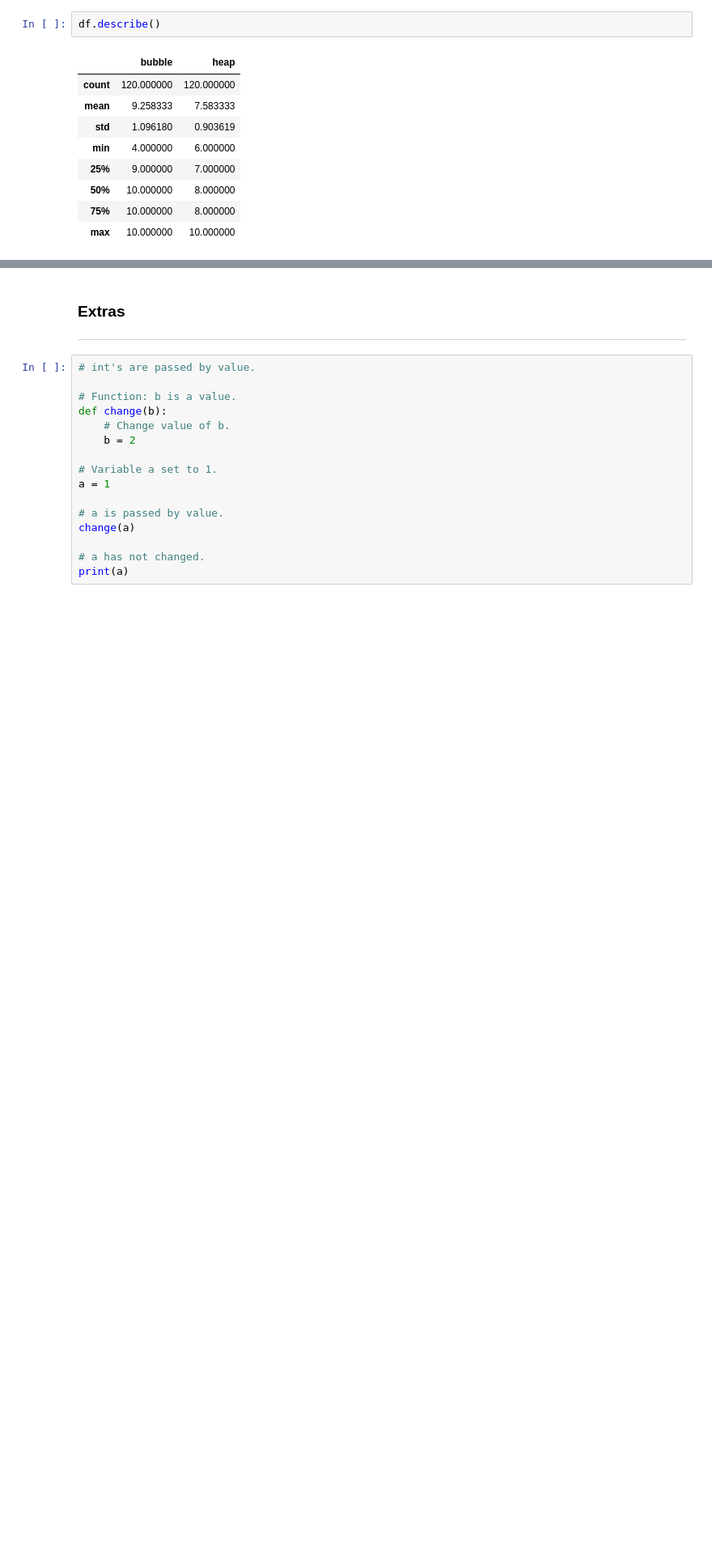
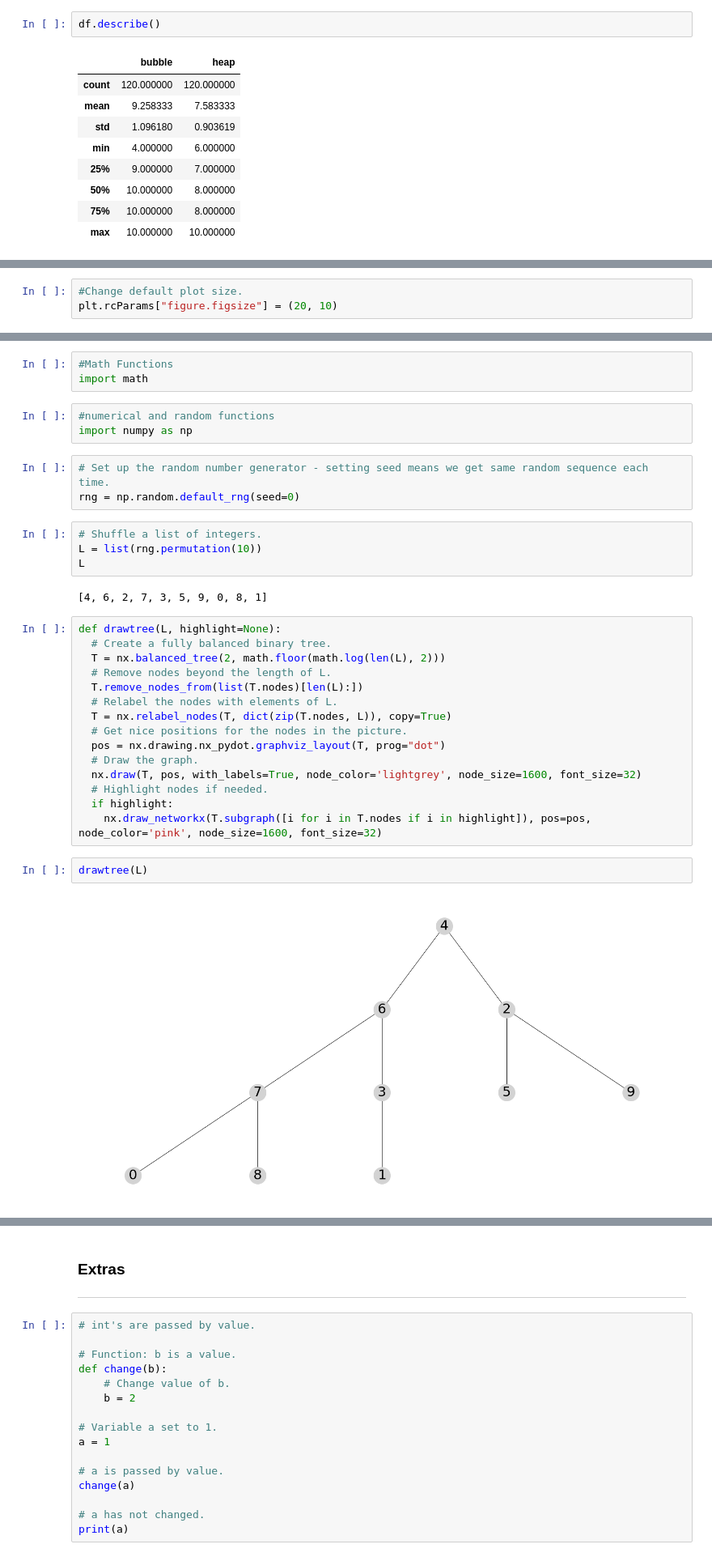
Before and after one commit to YassineJdair/GraphTheory_heapsort, a Jupyter notebook: HeapSort.ipynb, the cells around one changed output, grey strips where cells are left out. Shown: that part at 81% size. Drawn from its saved outputs; the diff is of its cells as text; blank space fills up the shorter version.

```diff
--- a/HeapSort.ipynb
+++ b/HeapSort.ipynb
@@ -458,0 +465,3 @@ df.describe()
+# %%
+#Change default plot size.
+plt.rcParams["figure.figsize"] = (20, 10)
@@ -458,0 +471,34 @@ df.describe()
+# %%
+#Math Functions
+import math
+# %%
+#numerical and random functions
+import numpy as np
+# %%
+# Set up the random number generator - setting seed means we get same random sequence each time.
+rng = np.random.default_rng(seed=0)
+# %%
+# Shuffle a list of integers.
+L = list(rng.permutation(10))
+L
+# %% [output]
+[4, 6, 2, 7, 3, 5, 9, 0, 8, 1]
+# %%
+def drawtree(L, highlight=None):
+  # Create a fully balanced binary tree.
+  T = nx.balanced_tree(2, math.floor(math.log(len(L), 2)))
+  # Remove nodes beyond the length of L.
+  T.remove_nodes_from(list(T.nodes)[len(L):])
+  # Relabel the nodes with elements of L.
+  T = nx.relabel_nodes(T, dict(zip(T.nodes, L)), copy=True)
+  # Get nice positions for the nodes in the picture.
+  pos = nx.drawing.nx_pydot.graphviz_layout(T, prog="dot")
+  # Draw the graph.
+  nx.draw(T, pos, with_labels=True, node_color='lightgrey', node_size=1600, font_size=32)
+  # Highlight nodes if needed.
+  if highlight:
+    nx.draw_networkx(T.subgraph([i for i in T.nodes if i in highlight]), pos=pos, node_color='pink', node_size=1600, font_size=32)
+# %%
+drawtree(L)
+# %% [output]
+[figure, added]
```
Also changed, not shown: parts of 18 cells of this notebook.
